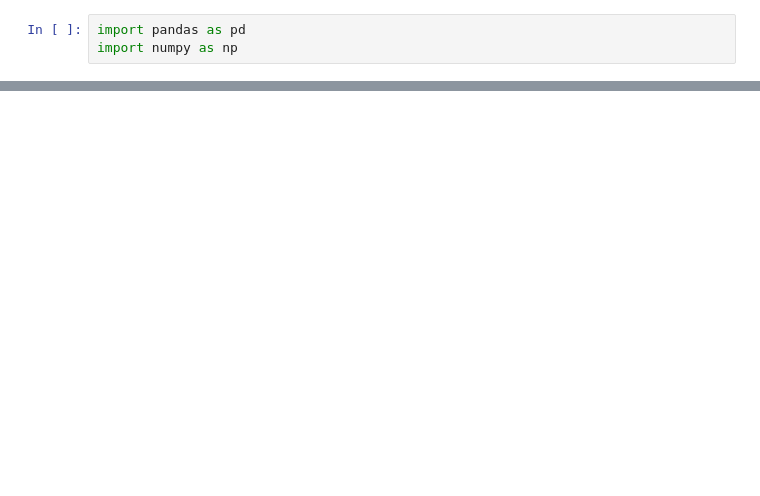
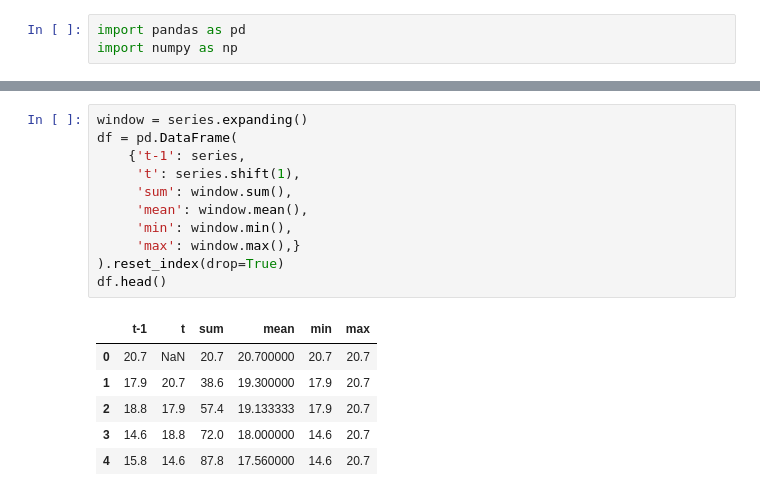
Before and after one commit to Nyahua/ds-learning, a Jupyter notebook: Introduction-to-Time-Series/ch05-feature_engineering.ipynb, the cells around one changed output, grey strips where cells are left out. Cells and saved outputs as stored; diff of their text form; blank space fills up the shorter version.

```diff
--- a/Introduction-to-Time-Series/ch05-feature_engineering.ipynb
+++ b/Introduction-to-Time-Series/ch05-feature_engineering.ipynb
@@ -58,0 +103,18 @@ df
+# %%
+window = series.expanding()
+df = pd.DataFrame(
+    {'t-1': series,
+     't': series.shift(1),
+     'sum': window.sum(),
+     'mean': window.mean(),
+     'min': window.min(),
+     'max': window.max(),}
+).reset_index(drop=True)
+df.head()
+# %% [output]
+|  | t-1 | t | sum | mean | min | max |
+| 0 | 20.7 | NaN | 20.7 | 20.700000 | 20.7 | 20.7 |
+| 1 | 17.9 | 20.7 | 38.6 | 19.300000 | 17.9 | 20.7 |
+| 2 | 18.8 | 17.9 | 57.4 | 19.133333 | 17.9 | 20.7 |
+| 3 | 14.6 | 18.8 | 72.0 | 18.000000 | 14.6 | 20.7 |
+| 4 | 15.8 | 14.6 | 87.8 | 17.560000 | 14.6 | 20.7 |
```
Also changed, not shown: parts of 12 cells of this notebook, 2 other files.
